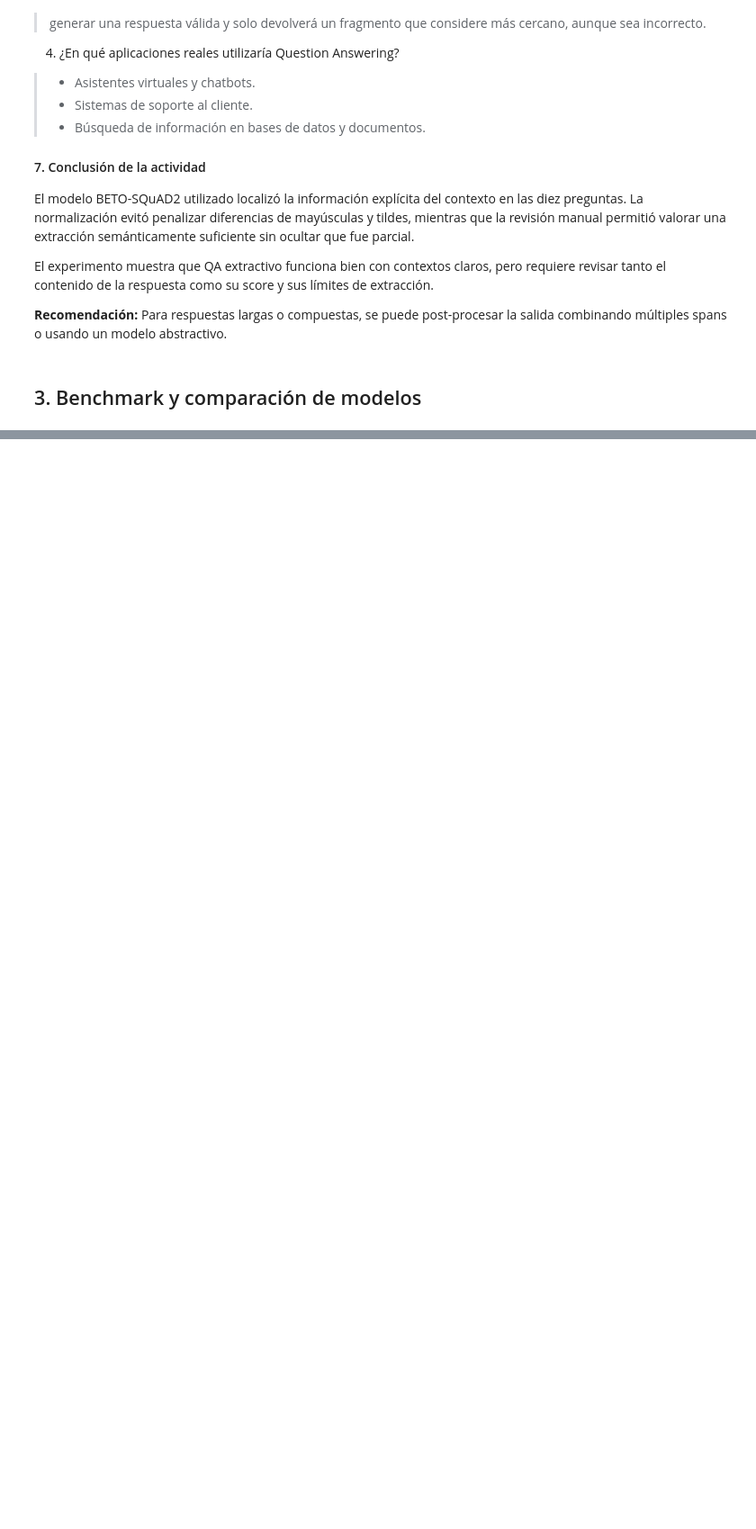
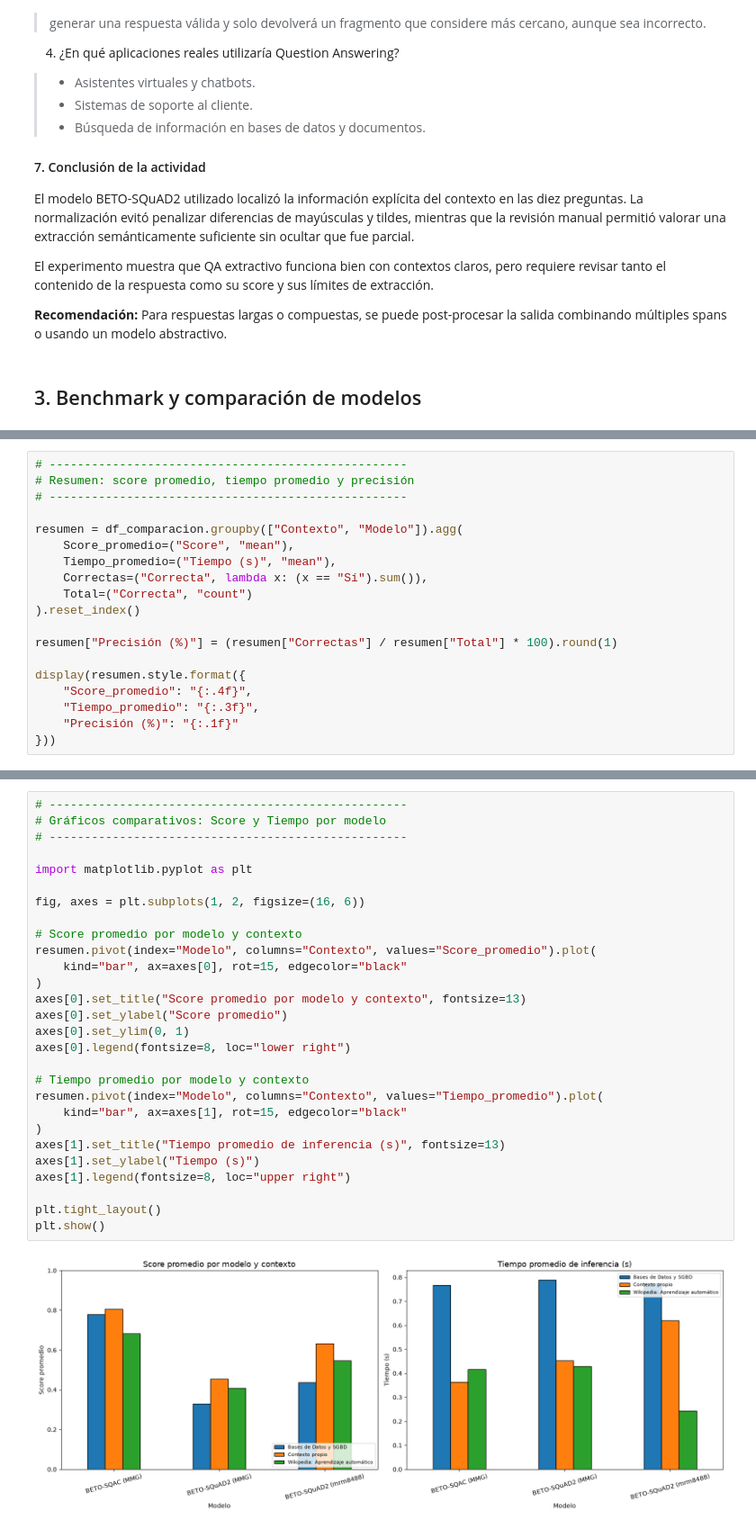
Before and after one commit to abner-rivas/Laboratorio---ML, a Jupyter notebook: laboratorio_ml_qa.ipynb, the cells around one changed output, grey strips where cells are left out. Shown at 90% size. Cells and saved outputs as stored; diff of their text form; blank space fills up the shorter version.

Commit message:
feat: comparacion de modelos qa en tres contexto diferentes

```diff
--- a/laboratorio_ml_qa.ipynb
+++ b/laboratorio_ml_qa.ipynb
@@ -826,0 +1259,19 @@ combinando múltiples spans o usando un modelo abstractivo.
+# %%
+# ---------------------------------------------------
+# Resumen: score promedio, tiempo promedio y precisión
+# ---------------------------------------------------
+
+resumen = df_comparacion.groupby(["Contexto", "Modelo"]).agg(
+    Score_promedio=("Score", "mean"),
+    Tiempo_promedio=("Tiempo (s)", "mean"),
+    Correctas=("Correcta", lambda x: (x == "Sí").sum()),
+    Total=("Correcta", "count")
+).reset_index()
+
+resumen["Precisión (%)"] = (resumen["Correctas"] / resumen["Total"] * 100).round(1)
+
+display(resumen.style.format({
+    "Score_promedio": "{:.4f}",
+    "Tiempo_promedio": "{:.3f}",
+    "Precisión (%)": "{:.1f}"
+}))
@@ -826,0 +1291,30 @@ combinando múltiples spans o usando un modelo abstractivo.
+# %%
+# ---------------------------------------------------
+# Gráficos comparativos: Score y Tiempo por modelo
+# ---------------------------------------------------
+
+import matplotlib.pyplot as plt
+
+fig, axes = plt.subplots(1, 2, figsize=(16, 6))
+
+# Score promedio por modelo y contexto
+resumen.pivot(index="Modelo", columns="Contexto", values="Score_promedio").plot(
+    kind="bar", ax=axes[0], rot=15, edgecolor="black"
+)
+axes[0].set_title("Score promedio por modelo y contexto", fontsize=13)
+axes[0].set_ylabel("Score promedio")
+axes[0].set_ylim(0, 1)
+axes[0].legend(fontsize=8, loc="lower right")
+
+# Tiempo promedio por modelo y contexto
+resumen.pivot(index="Modelo", columns="Contexto", values="Tiempo_promedio").plot(
+    kind="bar", ax=axes[1], rot=15, edgecolor="black"
+)
+axes[1].set_title("Tiempo promedio de inferencia (s)", fontsize=13)
+axes[1].set_ylabel("Tiempo (s)")
+axes[1].legend(fontsize=8, loc="upper right")
+
+plt.tight_layout()
+plt.show()
+# %% [output]
+[figure, added]
```
Also changed, not shown: parts of 29 cells of this notebook, 1 other file.
